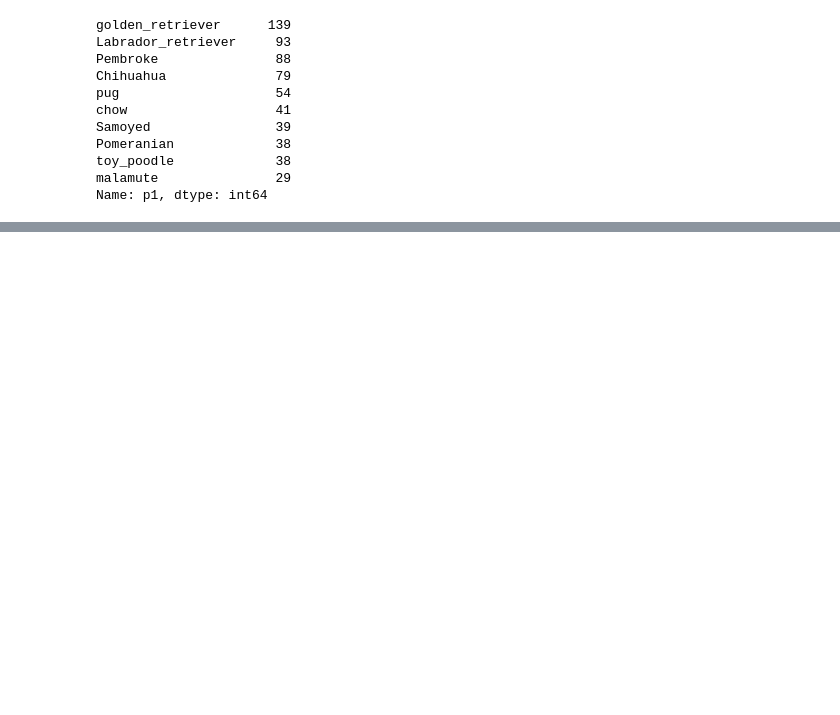
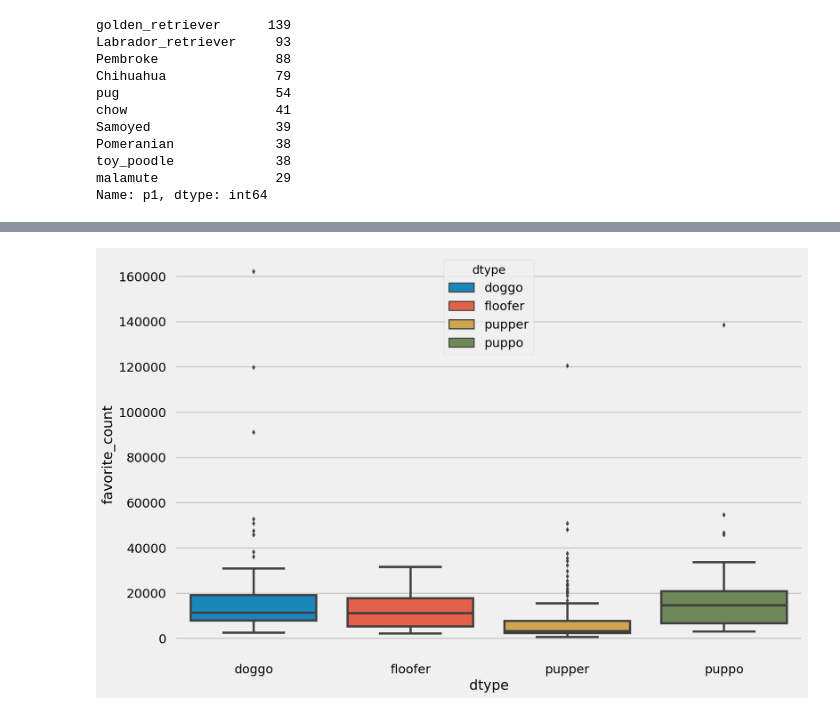
Before and after one commit to kennethn/data-analyst-nanodegree, a Jupyter notebook: 4_Wrangle_And_Analyze_Data/wrangle_act.ipynb, the cells around one changed output, grey strips where cells are left out. Saved outputs shown, nothing was run; the diff lists cells and outputs as text; code cells hidden in the pictures; blank space fills up the shorter version.

```diff
--- a/4_Wrangle_And_Analyze_Data/wrangle_act.ipynb
+++ b/4_Wrangle_And_Analyze_Data/wrangle_act.ipynb
@@ -444,0 +541,6 @@ puppo:  1.4
+# %%
+cdf = pd.concat([doggo, floofer, pupper, puppo])
+ax = sns.boxplot(x="dtype", y="favorite_count", hue="dtype", data=cdf, dodge=False)
+plt.show()
+# %% [output]
+[figure, added]
```
Also changed, not shown: parts of 20 cells of this notebook, 1 other file.
